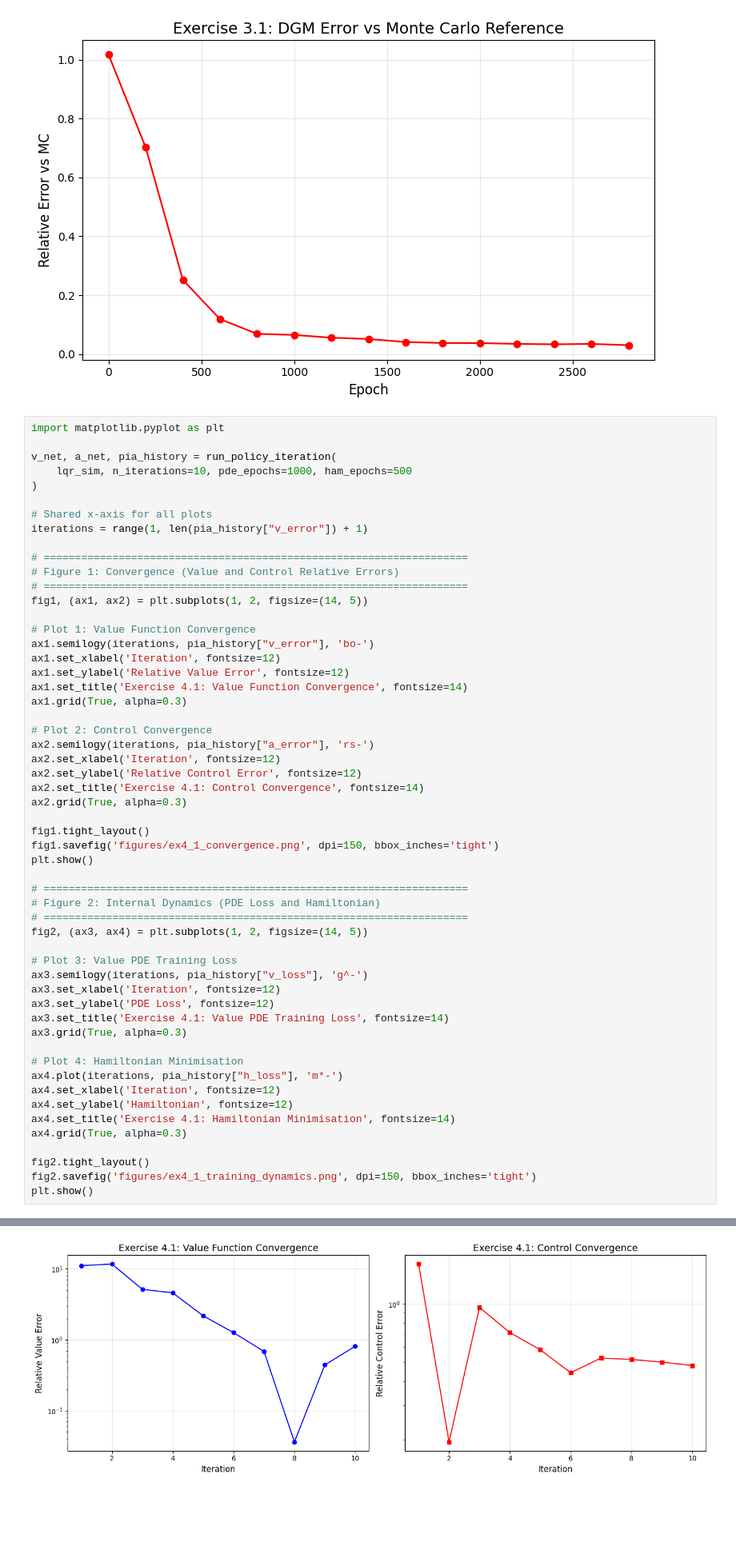
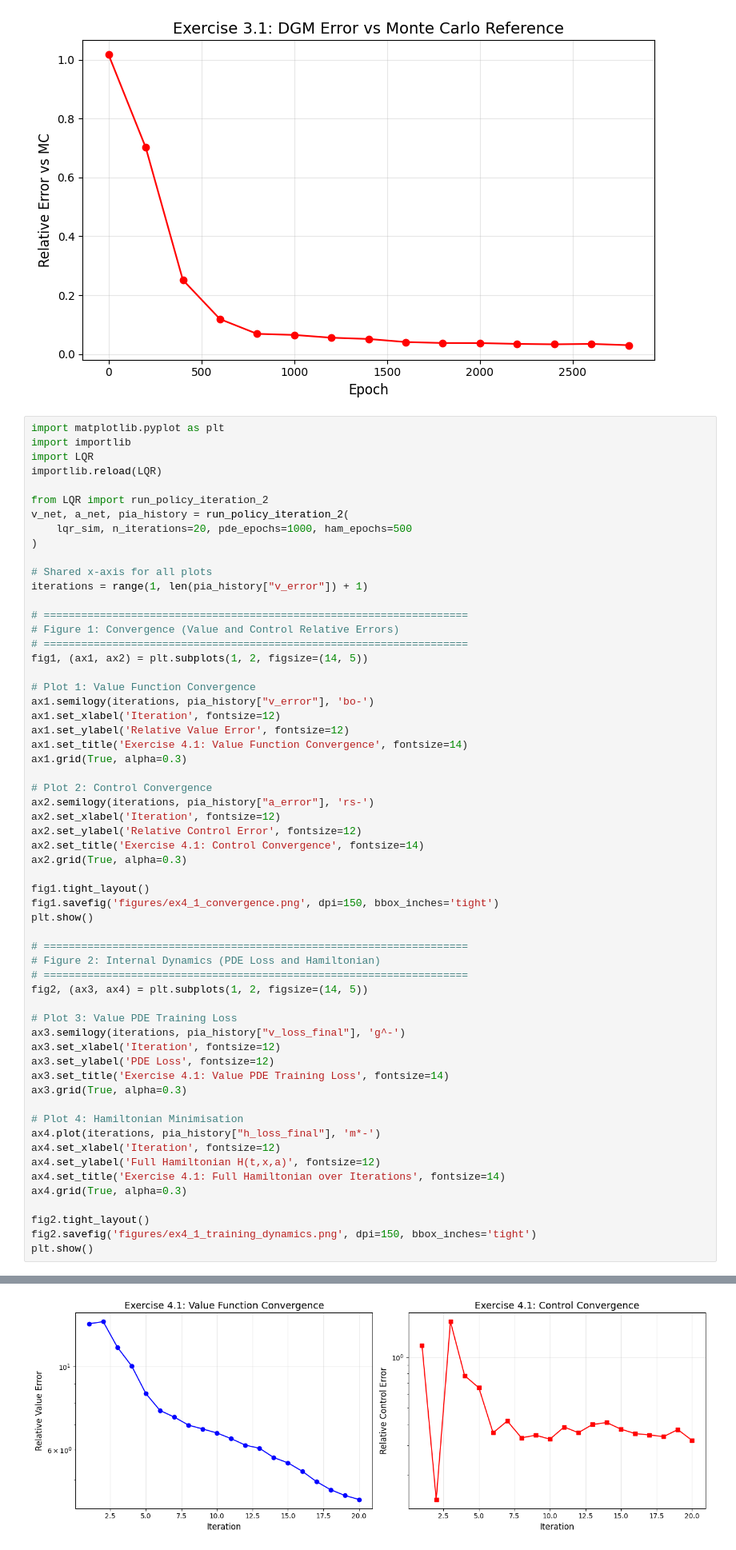
Before and after one commit to Conorgrant45/Stochastic-Control-Dynamic-Asset-Allocation, a Jupyter notebook: report_file.ipynb, the cells around one changed output, grey strips where cells are left out. Shown at 80% size. Cells and saved outputs as stored; diff of their text form; blank space fills up the shorter version.

```diff
--- a/report_file.ipynb
+++ b/report_file.ipynb
@@ -343,9 +343,13 @@ Epoch 2800 | Loss: 4.9335e+00 | PDE: 3.4290e+00 | BC: 1.5045e+00 | v_pred: 14.99
 [figure]
 # %%
 import matplotlib.pyplot as plt
+import importlib
+import LQR
+importlib.reload(LQR)
 
-v_net, a_net, pia_history = run_policy_iteration(
-    lqr_sim, n_iterations=10, pde_epochs=1000, ham_epochs=500
+from LQR import run_policy_iteration_2
+v_net, a_net, pia_history = run_policy_iteration_2(
+    lqr_sim, n_iterations=20, pde_epochs=1000, ham_epochs=500
 )
 
 # Shared x-axis for all plots
@@ -380,17 +384,17 @@ plt.show()
 fig2, (ax3, ax4) = plt.subplots(1, 2, figsize=(14, 5))
 
 # Plot 3: Value PDE Training Loss
-ax3.semilogy(iterations, pia_history["v_loss"], 'g^-')
+ax3.semilogy(iterations, pia_history["v_loss_final"], 'g^-')
 ax3.set_xlabel('Iteration', fontsize=12)
 ax3.set_ylabel('PDE Loss', fontsize=12)
 ax3.set_title('Exercise 4.1: Value PDE Training Loss', fontsize=14)
 ax3.grid(True, alpha=0.3)
 
 # Plot 4: Hamiltonian Minimisation
-ax4.plot(iterations, pia_history["h_loss"], 'm*-')
+ax4.plot(iterations, pia_history["h_loss_final"], 'm*-')
 ax4.set_xlabel('Iteration', fontsize=12)
-ax4.set_ylabel('Hamiltonian', fontsize=12)
-ax4.set_title('Exercise 4.1: Hamiltonian Minimisation', fontsize=14)
+ax4.set_ylabel('Full Hamiltonian H(t,x,a)', fontsize=12)
+ax4.set_title('Exercise 4.1: Full Hamiltonian over Iterations', fontsize=14)
 ax4.grid(True, alpha=0.3)
 
 fig2.tight_layout()
@@ -417 +421 @@ Control: pred=[-2.4307032 -1.2043998], true=[[-3.2696915 -3.2696915]], error=0.4
-[figure, old version]
+[figure, new version]
```
Also changed, not shown: parts of 3 cells of this notebook, 6 other files.
